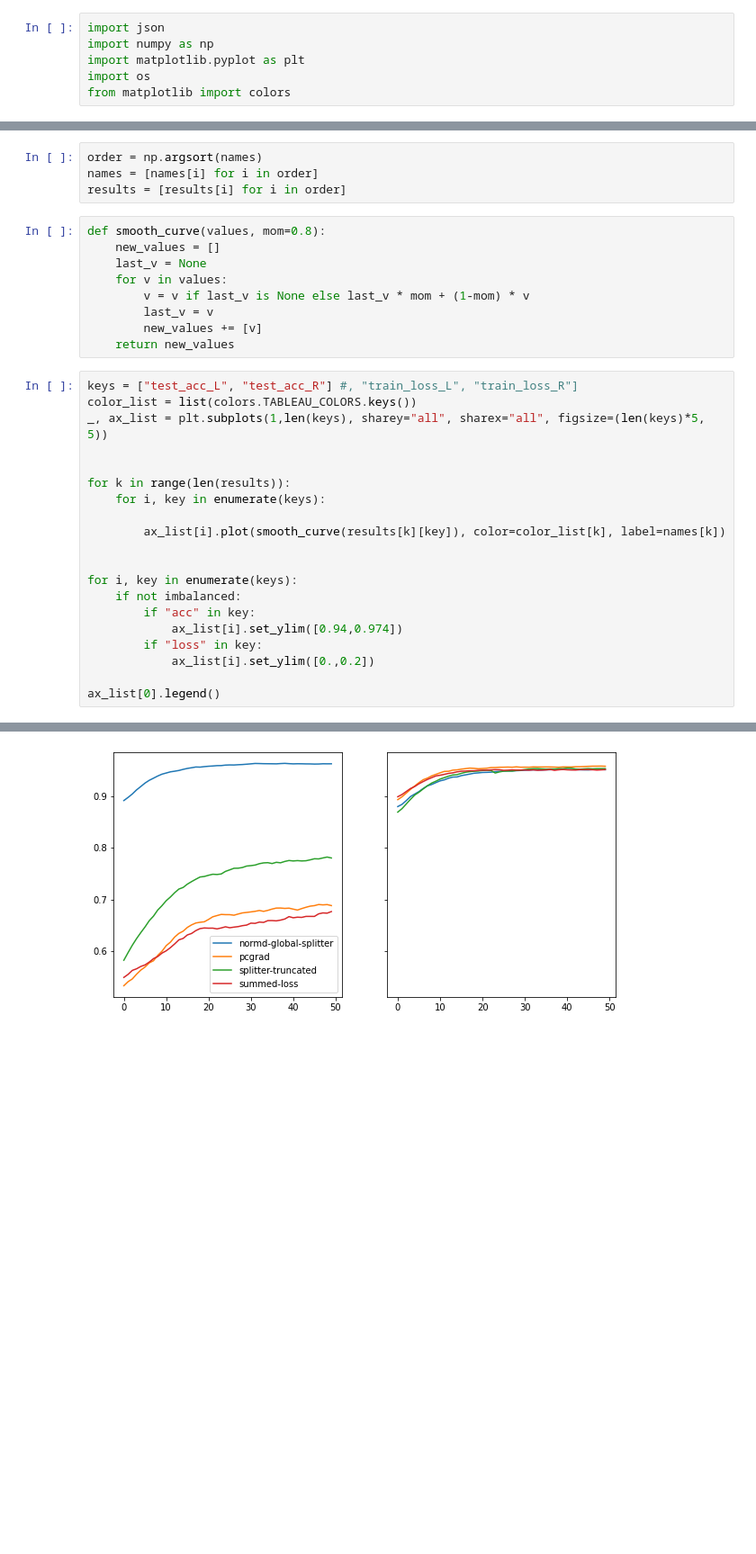
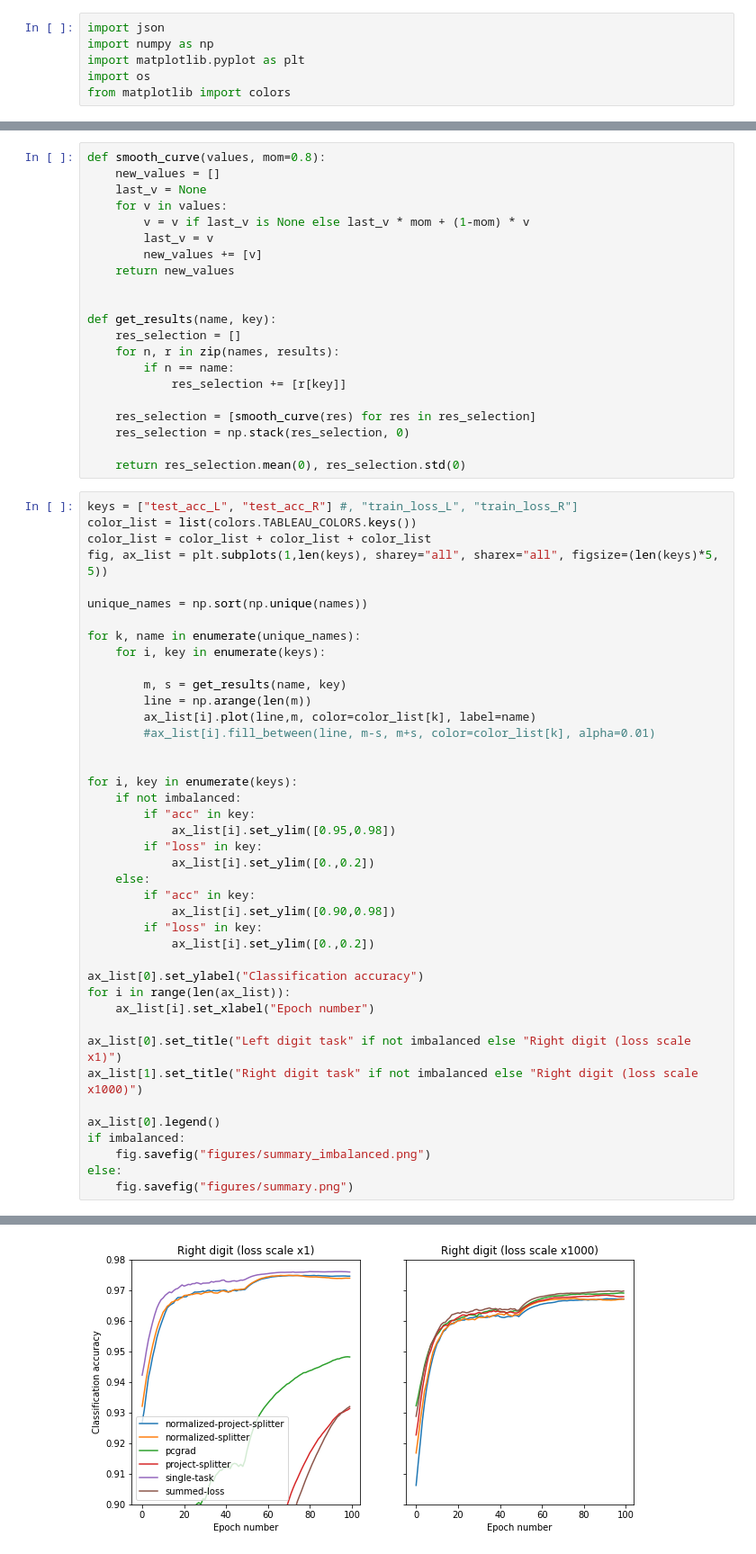
Before and after one commit to guillaumeBellec/multitask, a Jupyter notebook: analyze_results.ipynb, the cells around one changed output, grey strips where cells are left out. Shown at 90% size. Cells and saved outputs as stored; diff of their text form; blank space fills up the shorter version.

```diff
--- a/analyze_results.ipynb
+++ b/analyze_results.ipynb
@@ -25,7 +45,3 @@ for result_file in os.listdir(folder):
-# %%
-order = np.argsort(names)
-names = [names[i] for i in order]
-results = [results[i] for i in order]
 # %%
 def smooth_curve(values, mom=0.8):
     new_values = []
@@ -35,24 +51,57 @@ def smooth_curve(values, mom=0.8):
         last_v = v
         new_values += [v]
     return new_values
+
+
+def get_results(name, key):
+    res_selection = []
+    for n, r in zip(names, results):
+        if n == name:
+            res_selection += [r[key]]
+
+    res_selection = [smooth_curve(res) for res in res_selection]
+    res_selection = np.stack(res_selection, 0)
+
+    return res_selection.mean(0), res_selection.std(0)
 # %%
 keys = ["test_acc_L", "test_acc_R"] #, "train_loss_L", "train_loss_R"]
 color_list = list(colors.TABLEAU_COLORS.keys())
-_, ax_list = plt.subplots(1,len(keys), sharey="all", sharex="all", figsize=(len(keys)*5, 5))
+color_list = color_list + color_list + color_list
+fig, ax_list = plt.subplots(1,len(keys), sharey="all", sharex="all", figsize=(len(keys)*5, 5))
 
+unique_names = np.sort(np.unique(names))
 
-for k in range(len(results)):
+for k, name in enumerate(unique_names):
     for i, key in enumerate(keys):
 
-        ax_list[i].plot(smooth_curve(results[k][key]), color=color_list[k], label=names[k])
+        m, s = get_results(name, key)
+        line = np.arange(len(m))
+        ax_list[i].plot(line,m, color=color_list[k], label=name)
+        #ax_list[i].fill_between(line, m-s, m+s, color=color_list[k], alpha=0.01)
 
 
 for i, key in enumerate(keys):
     if not imbalanced:
         if "acc" in key:
-            ax_list[i].set_ylim([0.94,0.974])
+            ax_list[i].set_ylim([0.95,0.98])
+        if "loss" in key:
+            ax_list[i].set_ylim([0.,0.2])
+    else:
+        if "acc" in key:
+            ax_list[i].set_ylim([0.90,0.98])
         if "loss" in key:
             ax_list[i].set_ylim([0.,0.2])
 
+ax_list[0].set_ylabel("Classification accuracy")
+for i in range(len(ax_list)):
+    ax_list[i].set_xlabel("Epoch number")
+
+ax_list[0].set_title("Left digit task" if not imbalanced else "Right digit (loss scale x1)")
+ax_list[1].set_title("Right digit task" if not imbalanced else "Right digit (loss scale x1000)")
+
 ax_list[0].legend()
+if imbalanced:
+    fig.savefig("figures/summary_imbalanced.png")
+else:
+    fig.savefig("figures/summary.png")
 # %% [output]
@@ -60 +108 @@ ax_list[0].legend()
-[figure, old version]
+[figure, new version]
```
Also changed, not shown: parts of 2 cells of this notebook, 9 other files.
